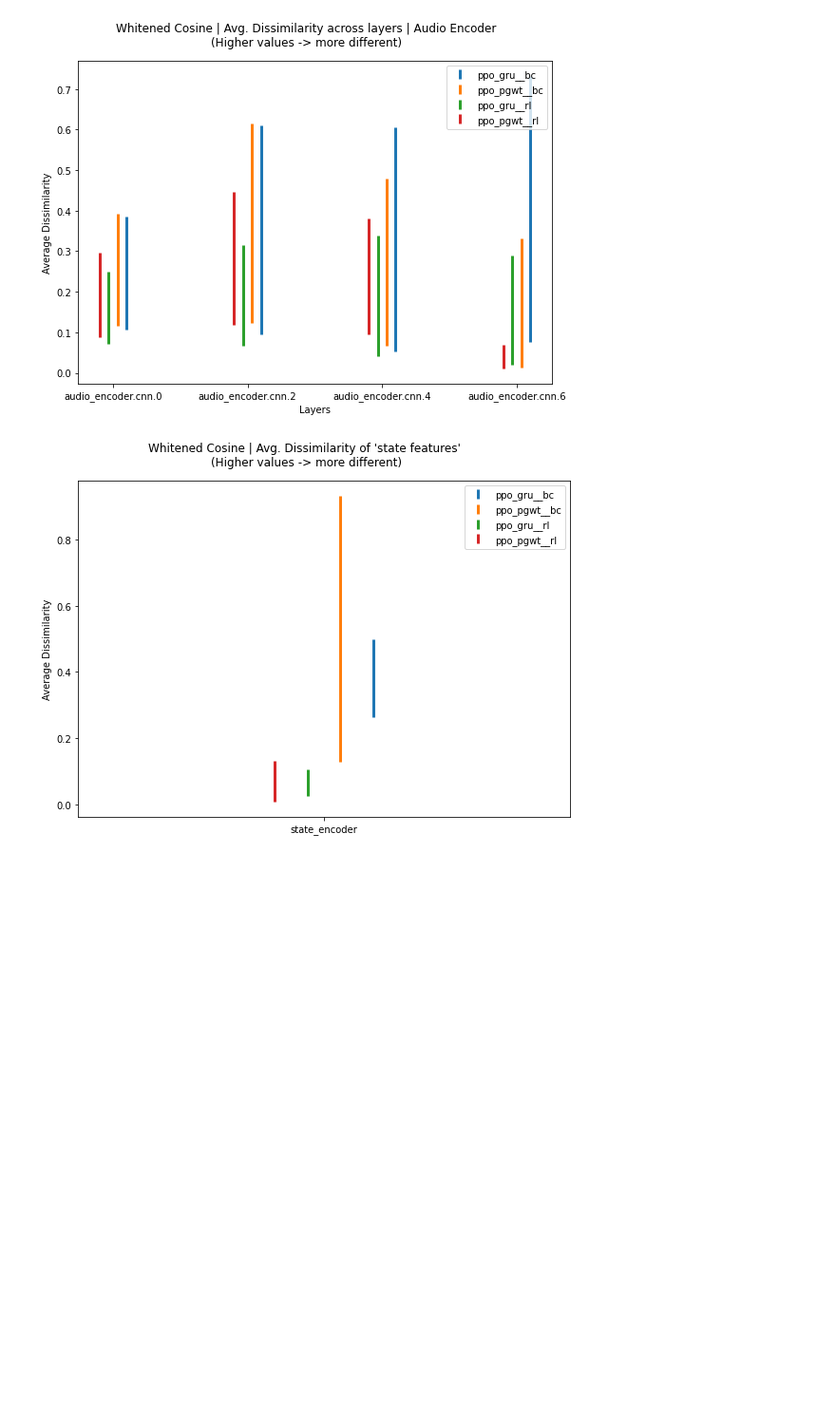
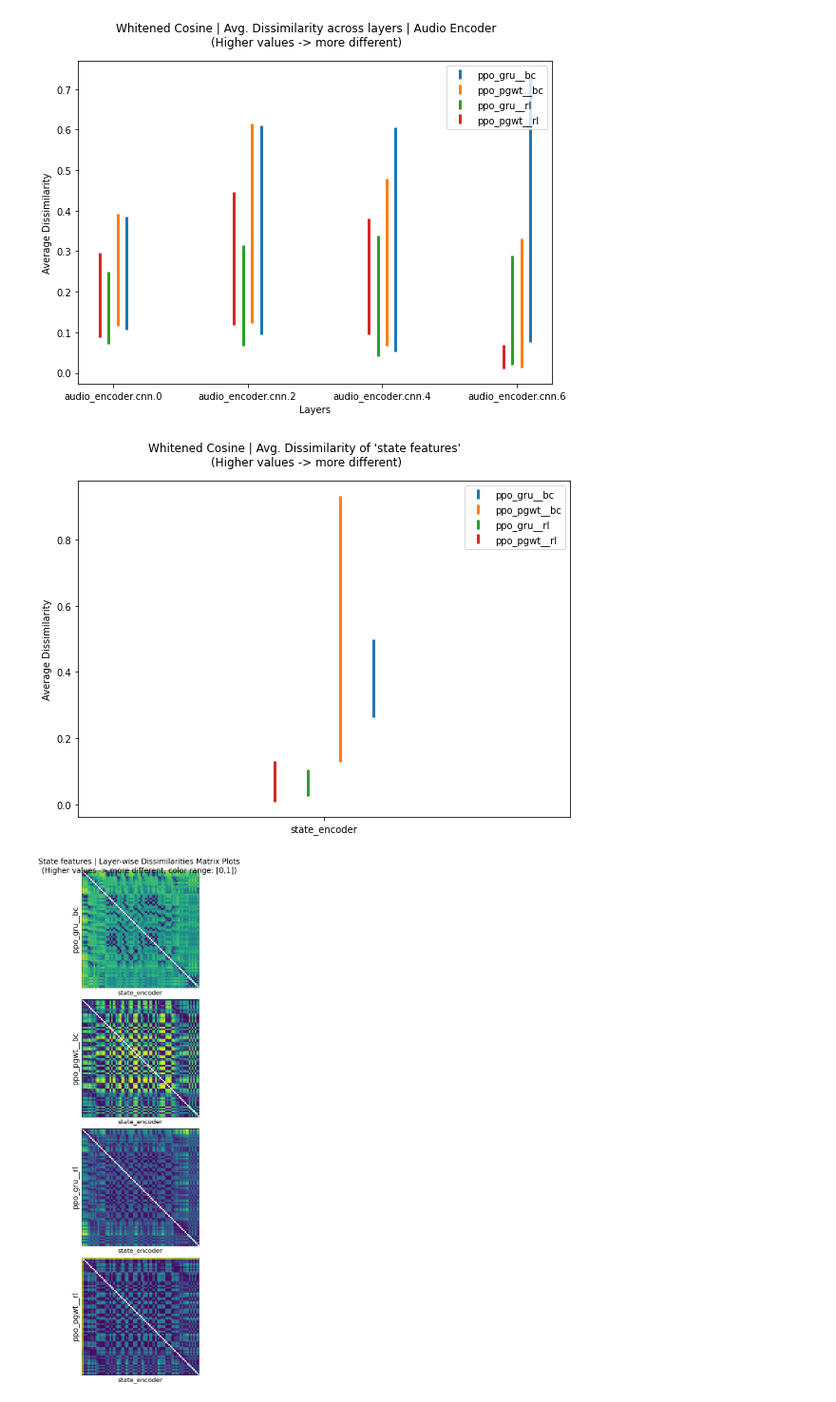
Before and after one commit to arayabrain/multimodal-global-workspace-agent, a Jupyter notebook: ppo/rsa_analysis.ipynb, the cells around one changed output. Shown at 95% size. Cells and saved outputs as stored; diff of their text form; code cells hidden in the pictures; blank space fills up the shorter version.

```diff
--- a/ppo/rsa_analysis.ipynb
+++ b/ppo/rsa_analysis.ipynb
@@ -459,3 +462,62 @@ fig.show()
 [figure]
 [figure]
 [figure]
+# %%
+# RSA Dissimilarities plots
+## TODO: add colorbar
+
+## General
+N_VARIANTS = len(VARIANT_RDMS_MEAN_STD.keys())
+
+# ## Visual encoder
+# visual_encoder_layernames.sort()
+# visual_encoder_layernames_relu_skipped = visual_encoder_layernames[::2]
+
+# n_rows, n_cols = N_VARIANTS, len(visual_encoder_layernames_relu_skipped)
+# fig, axes = plt.subplots(n_rows, n_cols, figsize=(n_cols * 6, n_rows * 6))
+
+# for ax_idx, layername in enumerate(visual_encoder_layernames_relu_skipped):
+#     for r_idx, (agent_variant, agent_variant_rdm) in enumerate(VARIANTS_RDMS.items()):
+#         rsatoolbox.vis.show_rdm_panel(agent_variant_rdm[layername], ax=axes[r_idx][ax_idx], cmap=mpl.colormaps["viridis"])
+
+#         axes[r_idx][ax_idx].set_xlabel(layername, fontsize=20, position="above")
+#         axes[r_idx][0].set_ylabel(agent_variant, fontsize=24)
+
+# fig.suptitle("Vis. Encoder | Layer-wise Dissimilarities Matrix Plots\n(Higher values -> more different, color range: [0,1])", fontsize=26)
+# fig.tight_layout()
+# fig.show()
+
+# ## Audio encoder
+# audio_encoder_layernames.sort()
+# audio_encoder_layernames_relu_skipped = audio_encoder_layernames[::2]
+
+# n_rows, n_cols = N_VARIANTS, len(audio_encoder_layernames_relu_skipped)
+# fig, axes = plt.subplots(n_rows, n_cols, figsize=(n_cols * 6, n_rows * 6))
+
+# for ax_idx, layername in enumerate(audio_encoder_layernames_relu_skipped):
+#     for r_idx, (agent_variant, agent_variant_rdm) in enumerate(VARIANTS_RDMS.items()):
+#         rsatoolbox.vis.show_rdm_panel(agent_variant_rdm[layername], ax=axes[r_idx][ax_idx], cmap=mpl.colormaps["viridis"])
+
+#         axes[r_idx][ax_idx].set_xlabel(layername, fontsize=20, position="above")
+#         axes[r_idx][0].set_ylabel(agent_variant, fontsize=24)
+
+# fig.suptitle("Aud. Encoder | Layer-wise Dissimilarities Matrix Plots\n(Higher values -> more different, color range: [0,1])", fontsize=26)
+# fig.tight_layout()
+# fig.show()
+
+# ## State features
+n_rows, n_cols = N_VARIANTS, 1
+fig, ax = plt.subplots(n_rows, n_cols, figsize=(n_cols * 6, n_rows * 6))
+
+for r_idx, (agent_variant, agent_variant_rdm) in enumerate(VARIANTS_RDMS.items()):
+    rsatoolbox.vis.show_rdm_panel(agent_variant_rdm["state_encoder"], ax=ax[r_idx], cmap=mpl.colormaps["viridis"])
+
+    ax[r_idx].set_xlabel("state_encoder", fontsize=20, position="above")
+    ax[r_idx].set_ylabel(agent_variant, fontsize=24)
+
+fig.set_facecolor("white")
+fig.suptitle("State features | Layer-wise Dissimilarities Matrix Plots\n(Higher values -> more different, color range: [0,1])", fontsize=24)
+fig.tight_layout()
+fig.show()
+# %% [output]
+[figure, added]
```
Also changed, not shown: parts of 1 cell of this notebook, 3 other files.
